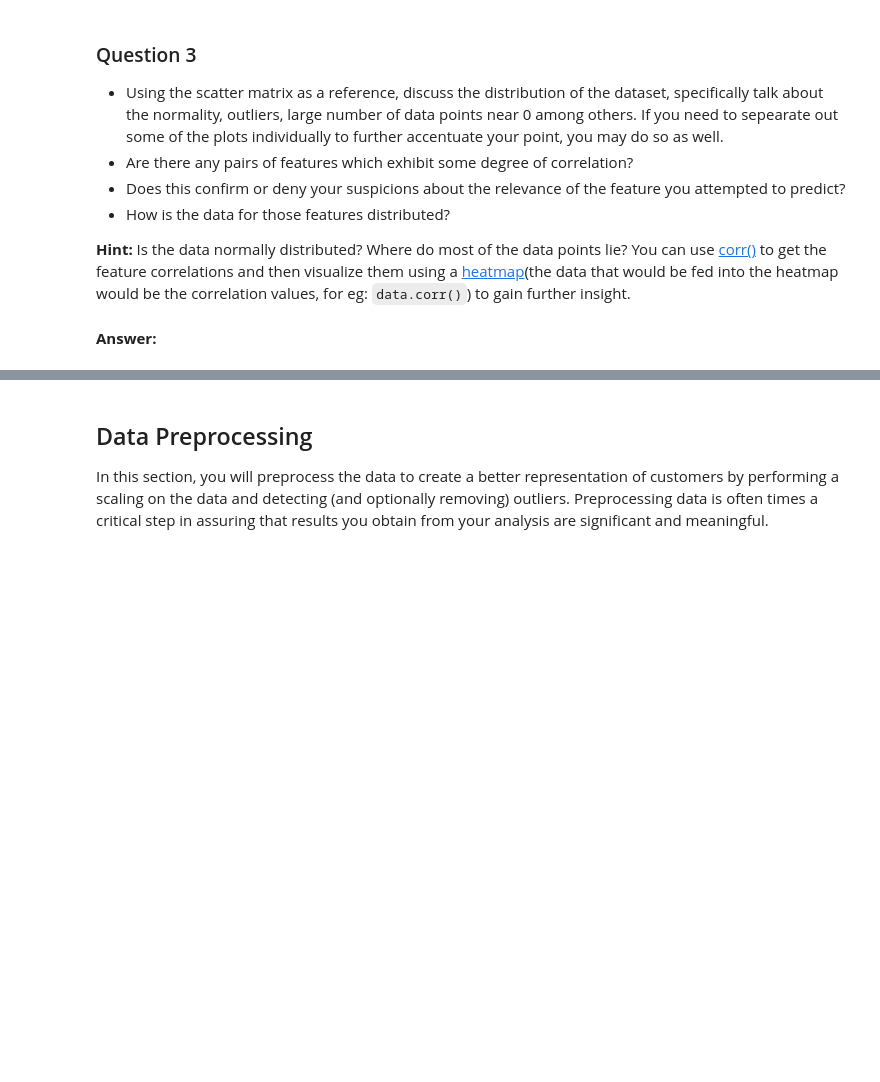
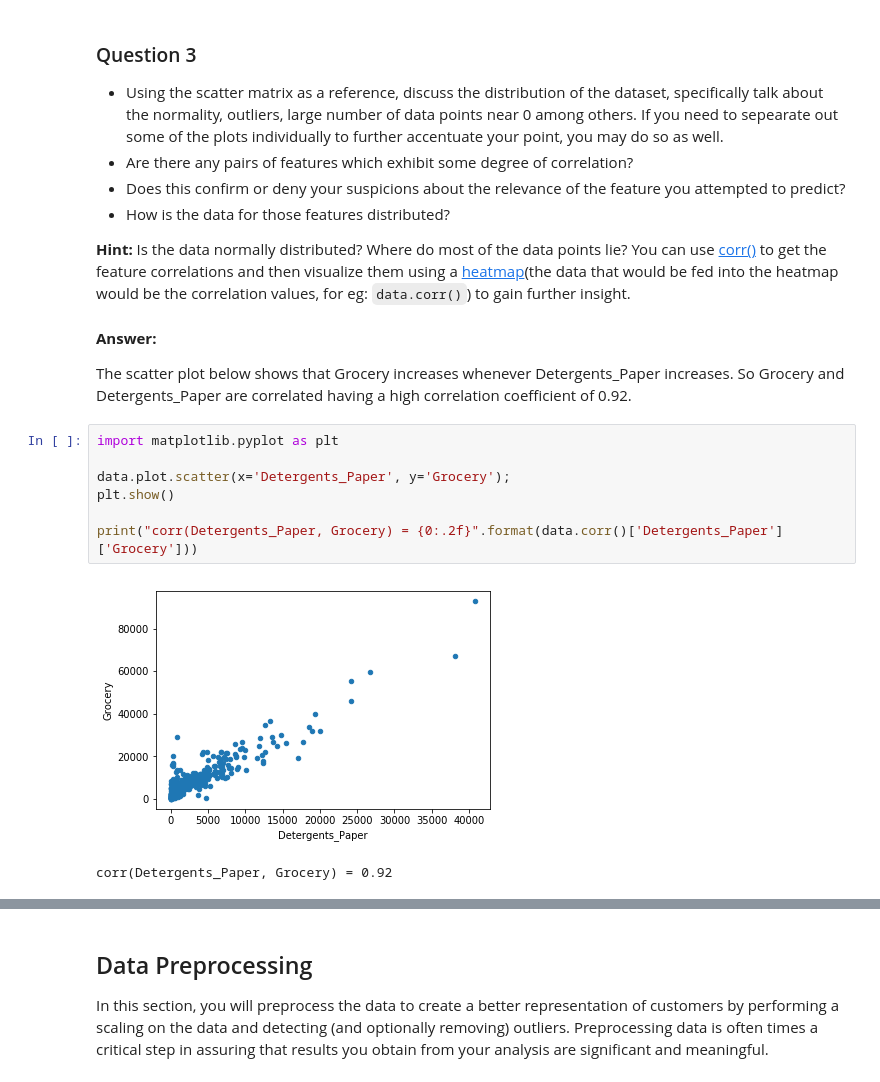
Before and after one commit to KnollFrank/Creating-Customer-Segments, a Jupyter notebook: customer_segments.ipynb, the cells around one changed output, grey strips where cells are left out. Saved outputs shown, nothing was run; the diff lists cells and outputs as text; blank space fills up the shorter version.

Commit message:
answering Question 3

```diff
--- a/customer_segments.ipynb
+++ b/customer_segments.ipynb
@@ -159,5 +170,17 @@ pd.plotting.scatter_matrix(data, alpha = 0.3, figsize = (14,8), diagonal = 'kde'
 * How is the data for those features distributed?
 
 **Hint:** Is the data normally distributed? Where do most of the data points lie? You can use [corr()](https://pandas.pydata.org/pandas-docs/stable/generated/pandas.DataFrame.corr.html) to get the feature correlations and then visualize them using a [heatmap](http://seaborn.pydata.org/generated/seaborn.heatmap.html)(the data that would be fed into the heatmap would be the correlation values, for eg: `data.corr()`) to gain further insight.
-# %% [markdown]
-**Answer:**
+# %% [markdown]
+**Answer:**
+
+The scatter plot below shows that Grocery increases whenever Detergents_Paper increases. So Grocery and Detergents_Paper are correlated having a high correlation coefficient of 0.92.
+# %%
+import matplotlib.pyplot as plt
+
+data.plot.scatter(x='Detergents_Paper', y='Grocery');
+plt.show()
+
+print("corr(Detergents_Paper, Grocery) = {0:.2f}".format(data.corr()['Detergents_Paper']['Grocery']))
+# %% [output]
+[figure, added]
+corr(Detergents_Paper, Grocery) = 0.92
```
Also changed, not shown: parts of 7 cells of this notebook.
